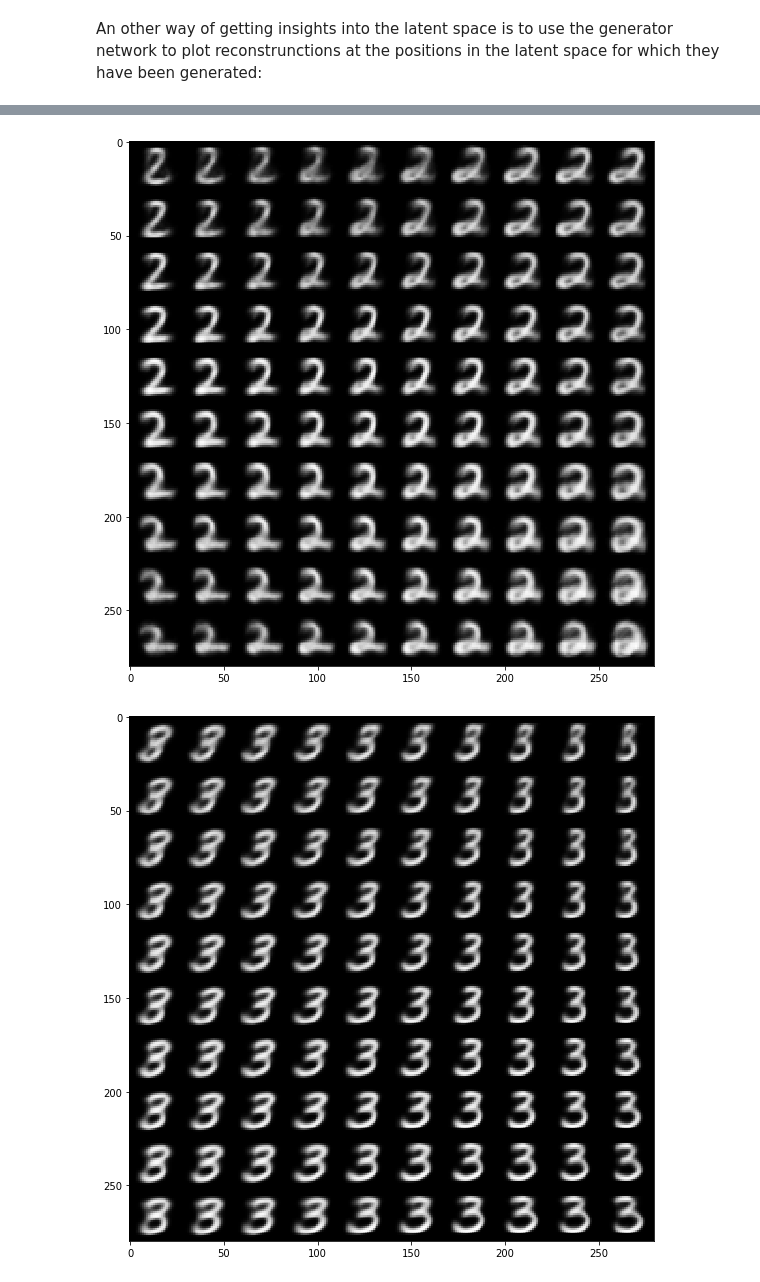
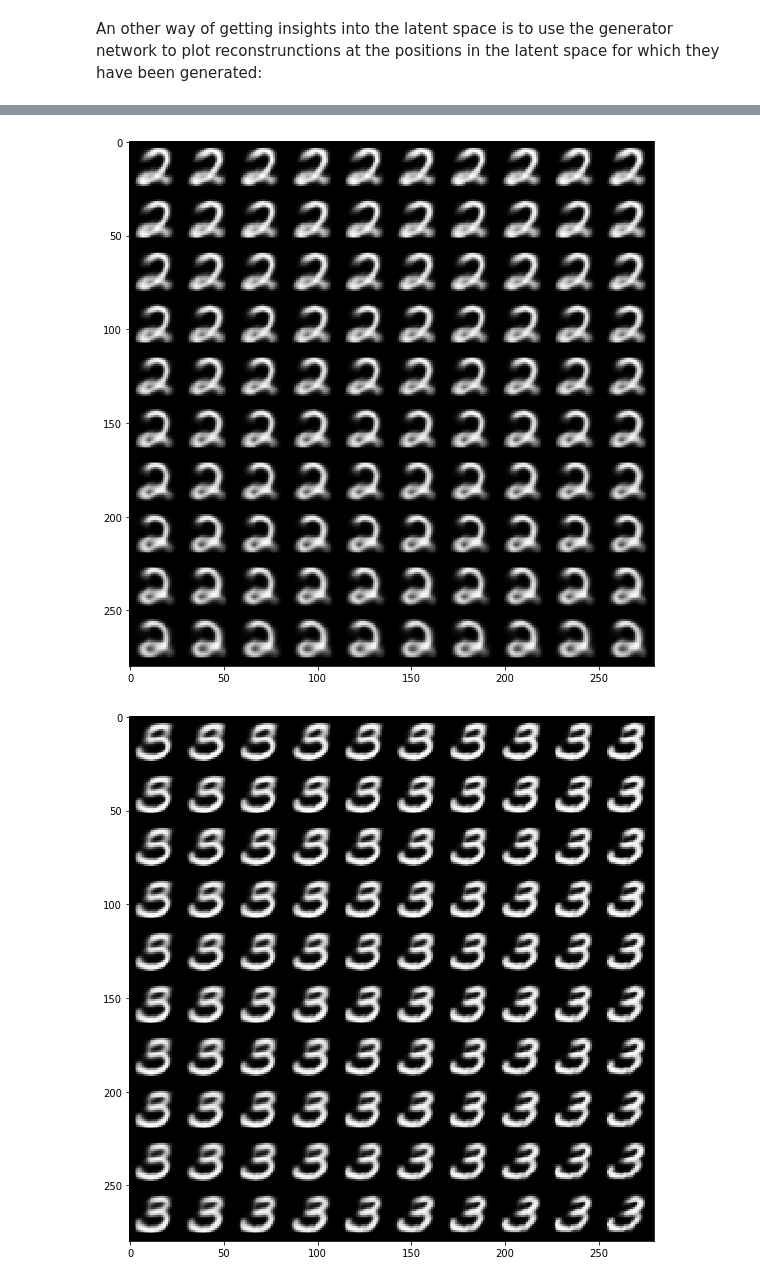
Before and after one commit to jeffersonquispe/autoencoder, a Jupyter notebook: vae.ipynb, the cells around one changed output, grey strips where cells are left out. Cells and saved outputs as stored; diff of their text form; code cells hidden in the pictures.

```diff
--- a/vae.ipynb
+++ b/vae.ipynb
@@ -329,8 +330,8 @@ plt.grid()
 An other way of getting insights into the latent space is to use the generator network to plot reconstrunctions at the positions in the latent space for which they have been generated:
 # %%
 nx = ny = 20
-x_values = np.linspace(-4, 4, nx)
-y_values = np.linspace(-4, 4, ny)
+x_values = np.linspace(-2, 2, nx)
+y_values = np.linspace(-2, 2, ny)
 
 canvas = np.empty((28*ny, 28*nx))
 for i, yi in enumerate(x_values):
@@ -354,8 +355,8 @@ N        = nx * ny
 samples  = np.zeros((CLASSES, N , 2))
 # %%
 # ZERO
-x_values = np.linspace( -2,  4, nx)
-y_values = np.linspace(  3,  4, ny)
+x_values = np.linspace(  -4,  1.5, nx)
+y_values = np.linspace( -5, -3, ny)
 
 canvas = np.empty((28*ny, 28*nx))
 for i, yi in enumerate(x_values):
@@ -378,7 +379,7 @@ for i, yi in enumerate(x_values):
 # %%
 # ONE
-x_values = np.linspace(  1.0,  4.2, nx)
-y_values = np.linspace( -4.5, -1.0, ny)
+x_values = np.linspace(  -2,  3.5, nx)
+y_values = np.linspace(   3,  4, ny)
 
 canvas = np.empty((28*ny, 28*nx))
 for i, yi in enumerate(x_values):
@@ -401,7 +402,7 @@ for i, yi in enumerate(x_values):
 # %%
 # TWO
-x_values = np.linspace( -0.7,  0.1, nx)
-y_values = np.linspace(  0.5,  1.0, ny)
+x_values = np.linspace(  2,  4, nx)
+y_values = np.linspace( -2.0,  -2.0, ny)
 
 canvas = np.empty((28*ny, 28*nx))
 for i, yi in enumerate(x_values):
@@ -420,27 +421,27 @@ for i, yi in enumerate(x_values):
         samples[2][i * CLASSES + j][0] = xi
         samples[2][i * CLASSES + j][1] = yi
 # %% [output]
-[figure, old version]
+[figure, new version]
 # %%
 # THREE
-x_values = np.linspace(  0.2,  0.8, nx)
-y_values = np.linspace( -0.2,  0.2, ny)
+x_values = np.linspace(  3.0,  4.0, nx)
+y_values = np.linspace(  1.0,  1.5, ny)
 
 canvas = np.empty((28*ny, 28*nx))
 for i, yi in enumerate(x_values):
     for j, xi in enumerate(y_values):
         z_mu = np.array([[xi, yi]]*vae.batch_size)
         x_mean = vae_2d.generate(z_mu)
         canvas[(nx-i-1)*28:(nx-i)*28, j*28:(j+1)*28] = x_mean[0].reshape(28, 28)
 
 plt.figure(figsize=(8, 10))
 Xi, Yi = np.meshgrid(x_values, y_values)
 plt.imshow(canvas, origin="upper", cmap="gray")
 plt.tight_layout()
 
 for i, yi in enumerate(x_values):
     for j, xi in enumerate(y_values):
         samples[3][i * CLASSES + j][0] = xi
         samples[3][i * CLASSES + j][1] = yi
 # %% [output]
-[figure, old version]
+[figure, new version]
```
Also changed, not shown: parts of 25 cells of this notebook, 1 other file.
